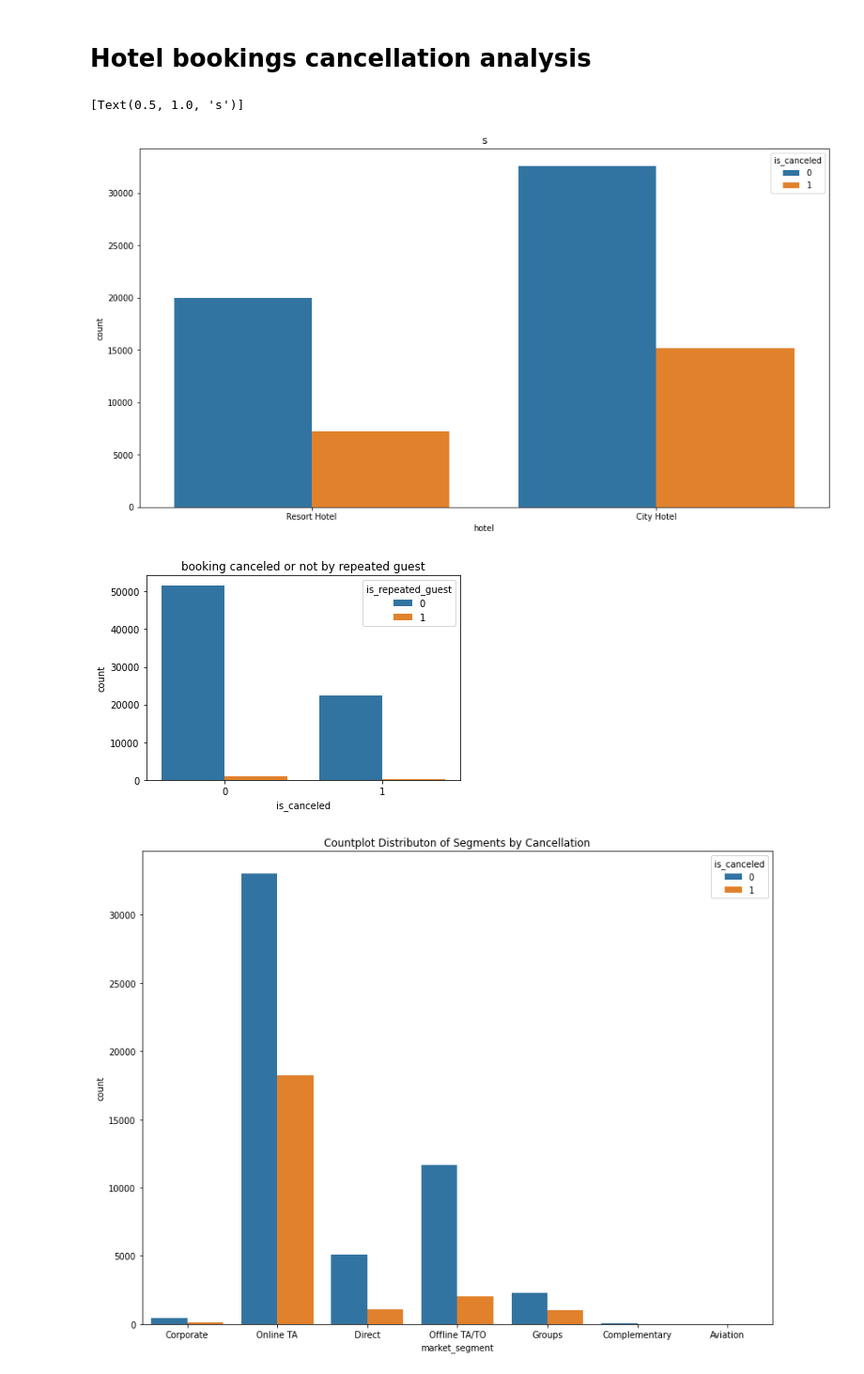
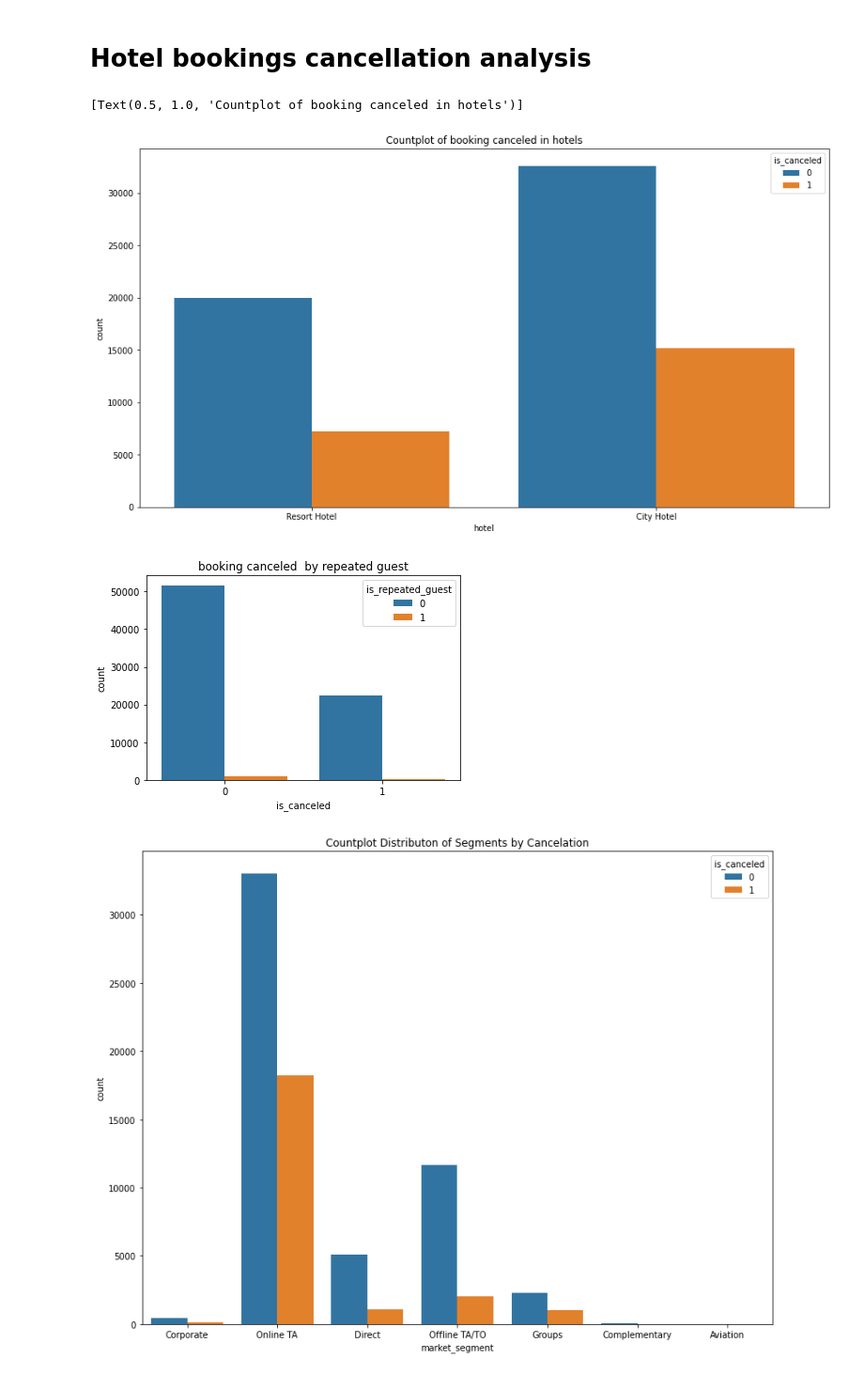
Before and after one commit to Ganeshwalimbe/Hotel-Booking-Analysis, a Jupyter notebook: Ganesh_Walimbe_Hotel_Booking_Analysis_Capstone_Project.ipynb, the cells around one changed output. Shown at 94% size. Drawn from its saved outputs; the diff is of its cells as text; code cells hidden in the pictures.

```diff
--- a/Ganesh_Walimbe_Hotel_Booking_Analysis_Capstone_Project.ipynb
+++ b/Ganesh_Walimbe_Hotel_Booking_Analysis_Capstone_Project.ipynb
@@ -64,7 +64,7 @@ memory usage: 29.1+ MB
 # %%
 #defining new columns
 data['total_customers']=data['adults']+data['children']+data['babies']
-data['total_stay_in_week_nights']=data['stays_in_week_nights']+data['stays_in_weekend_nights']
+data['total_stay_in_nights']=data['stays_in_week_nights']+data['stays_in_weekend_nights']
 # %%
 data.describe()
 # %% [output]
@@ -209,17 +202,17 @@ ax.set(title='special request for hotels')
 # %% [markdown]
 # **Hotel bookings cancellation analysis**
 # %%
-#cancellation in different types of hotel
+#cancelation in different types of hotel
 fig,ax=plt.subplots(figsize=(15,8))
 sns.countplot(data=data,x='hotel',hue='is_canceled',ax=ax)
-ax.set(title='s')
+ax.set(title='Countplot of booking canceled in hotels')
 # %% [output]
-[Text(0.5, 1.0, 's')]
+[Text(0.5, 1.0, 'Countplot of booking canceled in hotels')]
-[figure, old version]
+[figure, new version]
 # %%
 #Cancellations by repeated guests
-plt.title("booking canceled or not by repeated guest")
+plt.title("booking canceled  by repeated guest")
 ax = sns.countplot(x = "is_canceled", hue = 'is_repeated_guest', data = data)
 # %% [output]
-[figure, old version]
+[figure, new version]
 # %%
```
Also changed, not shown: parts of 26 cells of this notebook.
